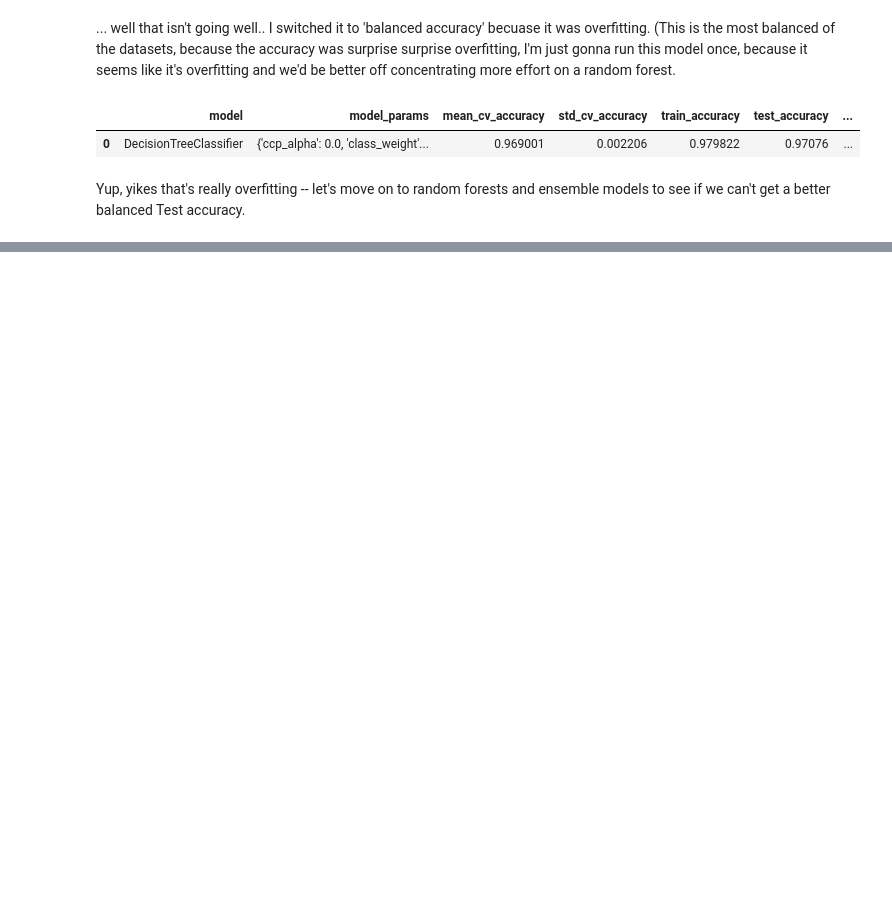
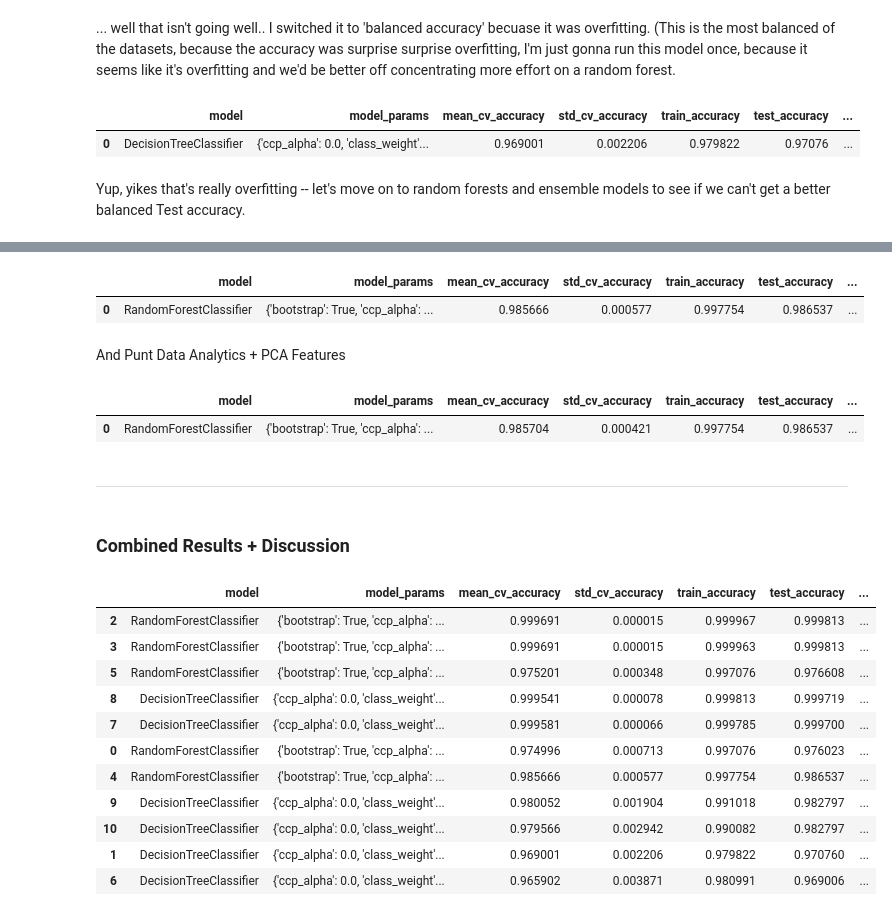
Before and after one commit to LeeMcFarling/AFL_Project_backup, a Jupyter notebook: Modeling/Weekly Assignments/Week_6.ipynb, the cells around one changed output, grey strips where cells are left out. Cells and saved outputs as stored; diff of their text form; code cells hidden in the pictures; blank space fills up the shorter version.

Commit message:
Week 6 - 100 % plus discussion and experiments

```diff
--- a/Modeling/Weekly Assignments/Week_6.ipynb
+++ b/Modeling/Weekly Assignments/Week_6.ipynb
@@ -542,0 +883,75 @@ Yup, yikes that's really overfitting -- let's move on to random forests and ense
+# %%
+params_ = {
+    'n_estimators' : 20,
+    'criterion' : 'gini',
+    'max_depth' : 36,
+    'min_samples_split' : 2,
+    'random_state' : 42,
+}
+
+PDA_Random_Forest_Tuned = run_model_classifier(
+    RandomForestClassifier,
+    pda_X_train_scaled,
+    pda_y_train,
+    pda_X_test_scaled,
+    pda_y_test,
+    n_repeats=5,
+    n_jobs=-1,
+    run_comment='PDA - Random Forest - Tuned',
+    return_model=False,
+    concat_results=True,
+    **params_
+    )
+
+PDA_Random_Forest_Tuned
+# %% [output]
+|  | model | model_params | mean_cv_accuracy | std_cv_accuracy | train_accuracy | test_accuracy | ... |
+| 0 | RandomForestClassifier | {'bootstrap': True, 'ccp_alpha': ... | 0.985666 | 0.000577 | 0.997754 | 0.986537 | ... |
+# %% [markdown]
+And Punt Data Analytics + PCA Features
+# %%
+params_ = {
+    'n_estimators' : 20,
+    'criterion' : 'gini',
+    'max_depth' : 36,
+    'min_samples_split' : 2,
+    'random_state' : 42,
+}
+
+PDA_PCA_Random_Forest_Tuned = run_model_classifier(
+    RandomForestClassifier,
+    PDA_PCA_X_train_scaled,
+    PDA_PCA_y_train,
+    PDA_PCA_X_test_scaled,
+    PDA_PCA_y_test,
+    n_repeats=5,
+    n_jobs=-1,
+    run_comment='PDA + PCA - Random Forest - Tuned',
+    return_model=False,
+    concat_results=False,
+    **params_
+    )
+
+PDA_PCA_Random_Forest_Tuned
+# %% [output]
+|  | model | model_params | mean_cv_accuracy | std_cv_accuracy | train_accuracy | test_accuracy | ... |
+| 0 | RandomForestClassifier | {'bootstrap': True, 'ccp_alpha': ... | 0.985704 | 0.000421 | 0.997754 | 0.986537 | ... |
+# %% [markdown]
+___
+# %% [markdown]
+### **Combined Results + Discussion**
+# %%
+combined_results.sort_values(by='balanced_test_accuracy', ascending=False)
+# %% [output]
+|  | model | model_params | mean_cv_accuracy | std_cv_accuracy | train_accuracy | test_accuracy | ... |
+| 2 | RandomForestClassifier | {'bootstrap': True, 'ccp_alpha': ... | 0.999691 | 0.000015 | 0.999967 | 0.999813 | ... |
+| 3 | RandomForestClassifier | {'bootstrap': True, 'ccp_alpha': ... | 0.999691 | 0.000015 | 0.999963 | 0.999813 | ... |
+| 5 | RandomForestClassifier | {'bootstrap': True, 'ccp_alpha': ... | 0.975201 | 0.000348 | 0.997076 | 0.976608 | ... |
+| 8 | DecisionTreeClassifier | {'ccp_alpha': 0.0, 'class_weight'... | 0.999541 | 0.000078 | 0.999813 | 0.999719 | ... |
+| 7 | DecisionTreeClassifier | {'ccp_alpha': 0.0, 'class_weight'... | 0.999581 | 0.000066 | 0.999785 | 0.999700 | ... |
+| 0 | RandomForestClassifier | {'bootstrap': True, 'ccp_alpha': ... | 0.974996 | 0.000713 | 0.997076 | 0.976023 | ... |
+| 4 | RandomForestClassifier | {'bootstrap': True, 'ccp_alpha': ... | 0.985666 | 0.000577 | 0.997754 | 0.986537 | ... |
+| 9 | DecisionTreeClassifier | {'ccp_alpha': 0.0, 'class_weight'... | 0.980052 | 0.001904 | 0.991018 | 0.982797 | ... |
+| 10 | DecisionTreeClassifier | {'ccp_alpha': 0.0, 'class_weight'... | 0.979566 | 0.002942 | 0.990082 | 0.982797 | ... |
+| 1 | DecisionTreeClassifier | {'ccp_alpha': 0.0, 'class_weight'... | 0.969001 | 0.002206 | 0.979822 | 0.970760 | ... |
+| 6 | DecisionTreeClassifier | {'ccp_alpha': 0.0, 'class_weight'... | 0.965902 | 0.003871 | 0.980991 | 0.969006 | ... |
```
Also changed, not shown: parts of 33 cells of this notebook.
